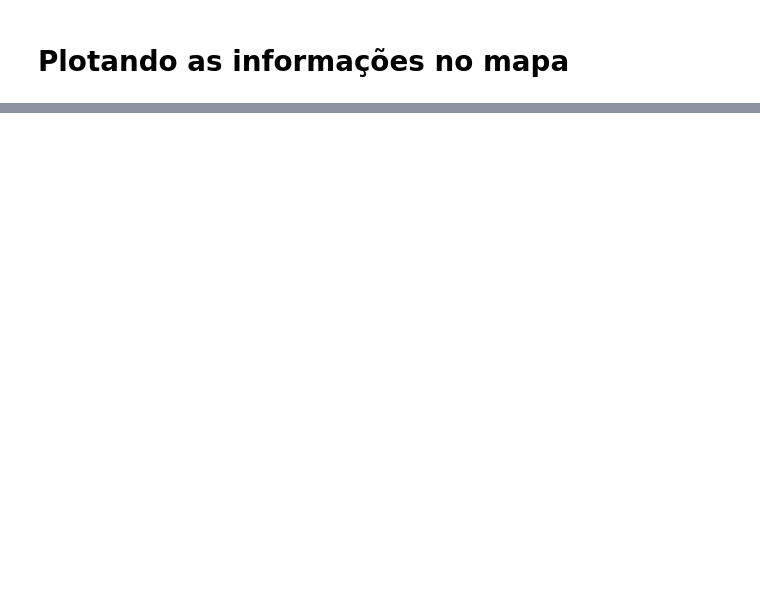
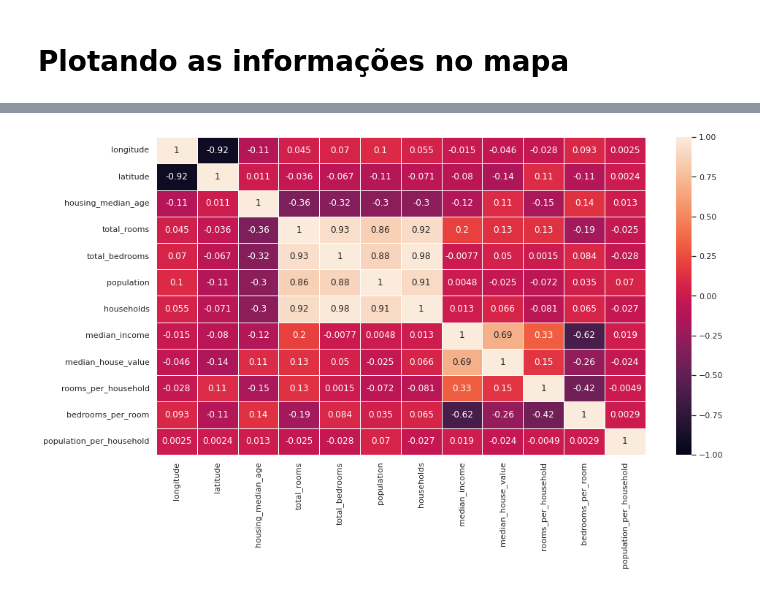
Before and after one commit to EddyGiusepe/Apache_Airflow_with_Python, a Jupyter notebook: notebook_housing.ipynb, the cells around one changed output, grey strips where cells are left out. Drawn from its saved outputs; the diff is of its cells as text; code cells hidden in the pictures; blank space fills up the shorter version.

```diff
--- a/notebook_housing.ipynb
+++ b/notebook_housing.ipynb
@@ -198,0 +259,15 @@ ModuleNotFoundError: No module named 'cartopy'
+# %%
+# Número de comodos por domicilio
+housing['rooms_per_household'] = housing['total_rooms']/housing['households']
+
+# Número de comodos
+housing['bedrooms_per_room'] = housing['total_bedrooms']/housing['total_rooms']
+
+# População por domicilio
+housing['population_per_household'] = housing['population']/housing['households']
+# %%
+sns.set(rc = {'figure.figsize':(15,8)})
+sns.heatmap(housing.corr(numeric_only=True), annot=True, vmin=-1, vmax=1, linewidths=.9)
+plt.show()
+# %% [output]
+[figure, added]
```
Also changed, not shown: parts of 42 cells of this notebook, 2 other files.
